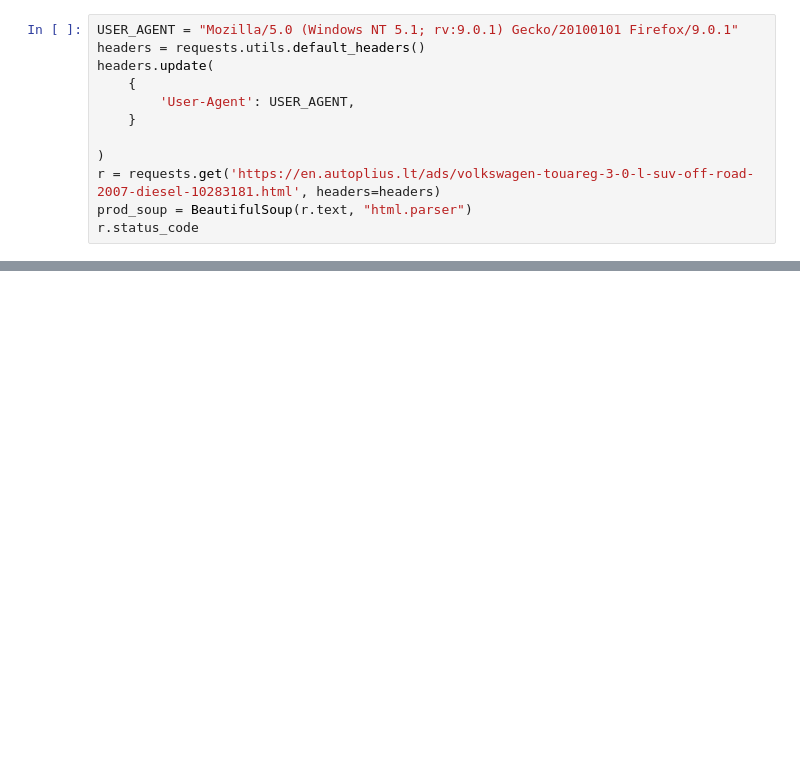
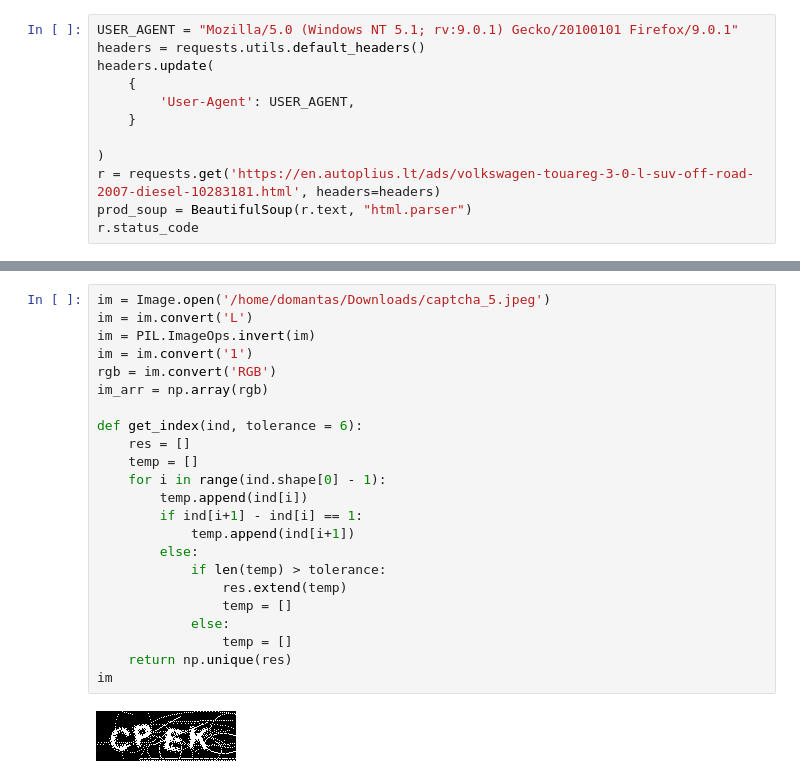
Before and after one commit to domantasm96/autoplius, a Jupyter notebook: debugging.ipynb, the cells around one changed output, grey strips where cells are left out. Saved outputs shown, nothing was run; the diff lists cells and outputs as text; blank space fills up the shorter version.

```diff
--- a/debugging.ipynb
+++ b/debugging.ipynb
@@ -45,0 +95,25 @@ if len(re.findall('embedded-picture .*"', r.text)):
+# %%
+im = Image.open('/home/domantas/Downloads/captcha_5.jpeg')
+im = im.convert('L')
+im = PIL.ImageOps.invert(im)
+im = im.convert('1')
+rgb = im.convert('RGB')
+im_arr = np.array(rgb)
+
+def get_index(ind, tolerance = 6):
+    res = []
+    temp = []
+    for i in range(ind.shape[0] - 1):
+        temp.append(ind[i])
+        if ind[i+1] - ind[i] == 1:
+            temp.append(ind[i+1])
+        else:
+            if len(temp) > tolerance:
+                res.extend(temp)
+                temp = []
+            else:
+                temp = []
+    return np.unique(res)
+im
+# %% [output]
+[figure, added]
```
Also changed, not shown: parts of 27 cells of this notebook, 1 other file.
